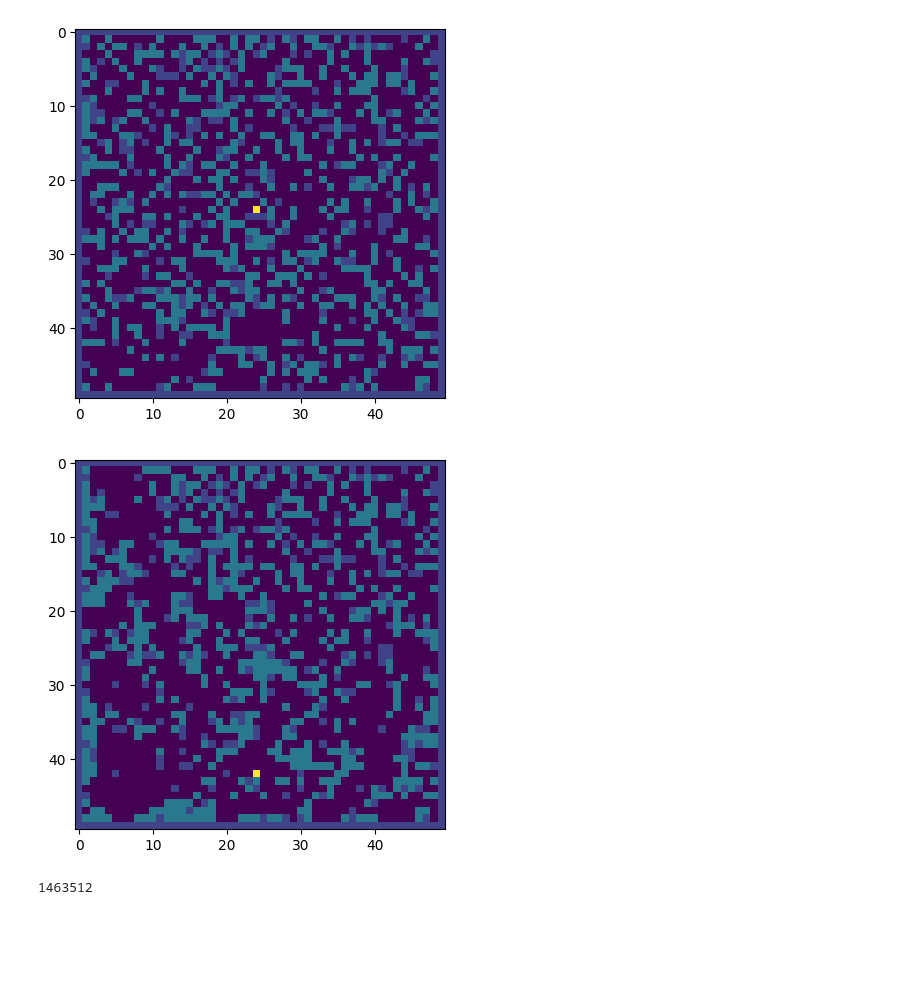
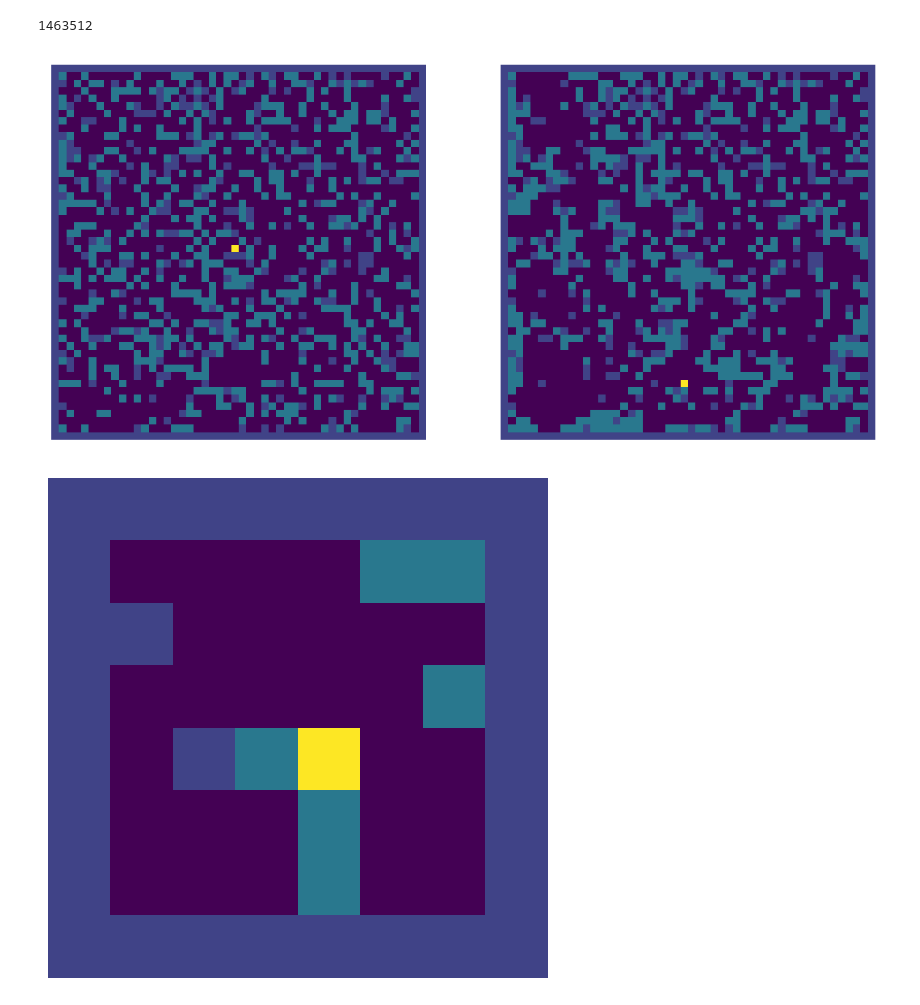
Before and after one commit to marcodelmastro/AdventOfCode2024, a Jupyter notebook: Day15.ipynb, the cells around one changed output. Saved outputs shown, nothing was run; the diff lists cells and outputs as text; code cells hidden in the pictures; blank space fills up the shorter version.

Commit message:
Day 15 animations

```diff
--- a/Day15.ipynb
+++ b/Day15.ipynb
@@ -1,6 +7,7 @@
 # %%
 import numpy as np
 import matplotlib.pyplot as plt
+from celluloid import Camera
 
 EMPTY = 0
 WALL  = 1
@@ -58,11 +65,26 @@ def move_boxes(to_be_moved,instr,grid,robot):
         robot = to_be_moved[0][0]+dr,to_be_moved[0][1]+dc
     return grid, robot
 
-def evolve_grid(grid,robot,instructions):
+def evolve_grid(grid,robot,instructions,animate=False):
+
+    camera = None
+    if animate:
+        f = plt.figure(figsize=(5,5),dpi=100)
+        ax = f.add_axes([0, 0, 1, 1])
+        ax.axis('off')
+        camera = Camera(f)
+        plt.imshow(grid)
+        camera.snap()
+
     for instr in instructions:
         to_be_moved = items_to_move_simple(instr,grid,robot)
         grid,robot = move_boxes(to_be_moved,instr,grid,robot)
-    return grid,robot
+
+        if animate:
+            plt.imshow(grid)
+            camera.snap()
+
+    return grid,robot,camera
 
 def sum_gps(grid):
     sumgps = 0
@@ -108,17 +132,28 @@ sum_gps(grid)
 # %%
 filename = "AOC2024inputs/input15.txt"
 grid,robot,instructions = read_input_15(filename)
 
-plt.imshow(grid)
-plt.show()
+fig, axs = plt.subplots(1,2,figsize=(8,4),dpi=200)
 
-grid,robot = evolve_grid(grid,robot,instructions)
+axs[0].imshow(grid)
+axs[0].set_axis_off()
 
-plt.imshow(grid)
-plt.show()
+grid,robot,_ = evolve_grid(grid,robot,instructions)
+
+axs[1].imshow(grid)
+axs[1].set_axis_off()
 
 sum_gps(grid)
 # %% [output]
+1463512
-[figure, old version]
+[figure, new version]
-[figure, removed]
-1463512
+# %%
+filename = "examples/example15-1.txt"
+grid,robot,instructions = read_input_15(filename)
+
+grid,robot,camera = evolve_grid(grid,robot,instructions,animate=True)
+
+anim = camera.animate(blit=True)
+anim.save("visualisation/day15animation_test11.gif",writer='pillow')
+# %% [output]
+[figure, added]
```
Also changed, not shown: parts of 21 cells of this notebook, 4 other files.
